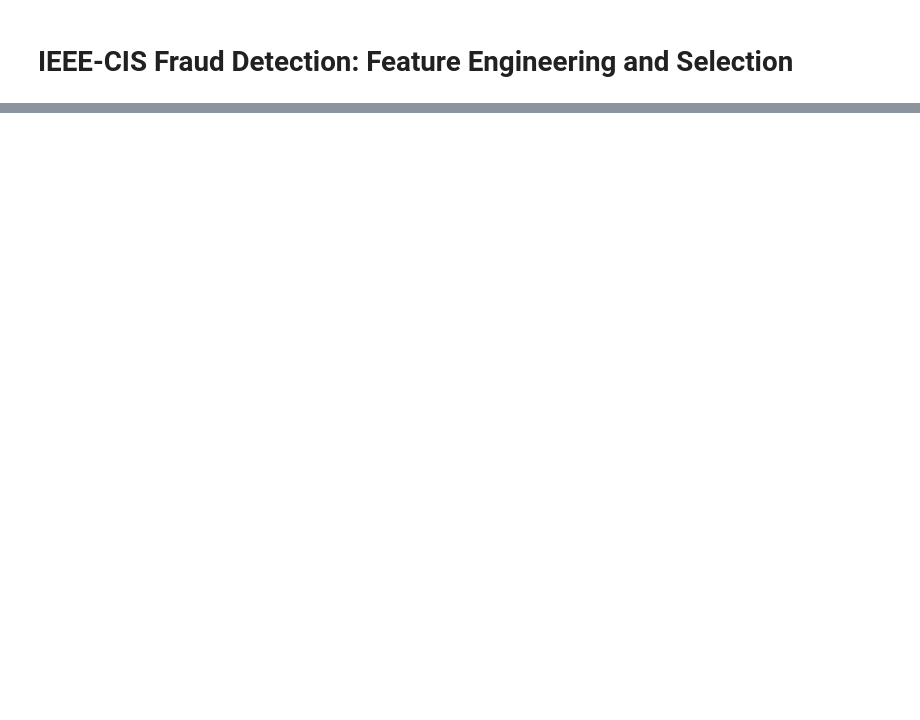
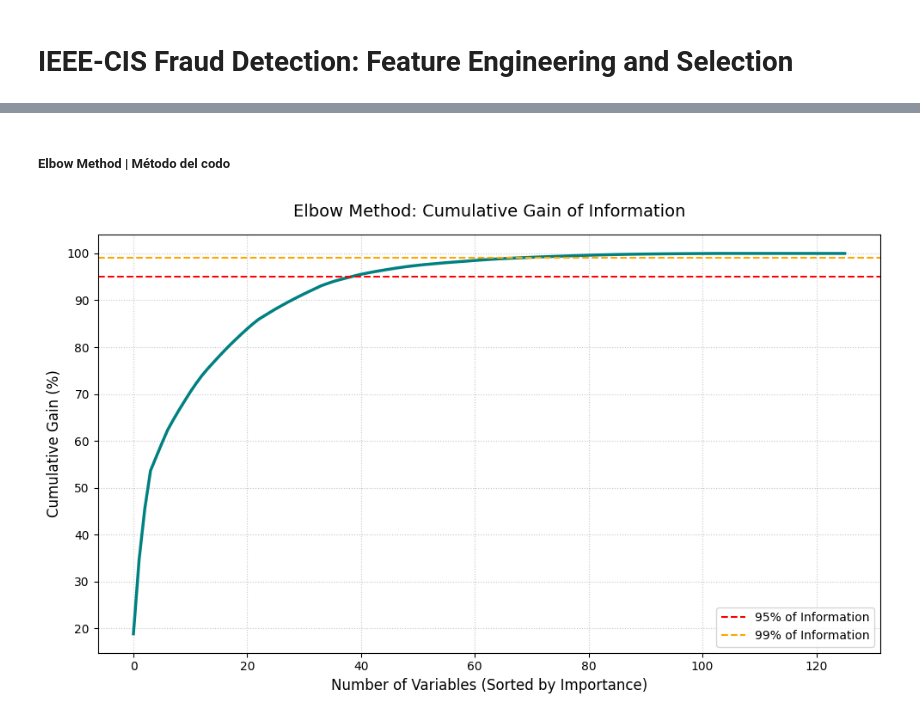
Before and after one commit to Rmendivil94/retail-fraud-detection, a Jupyter notebook: notebooks/02_Feature_Engineering_and_Selection.ipynb, the cells around one changed output, grey strips where cells are left out. Drawn from its saved outputs; the diff is of its cells as text; code cells hidden in the pictures; blank space fills up the shorter version.

Commit message:
Final train dataset obtained

```diff
--- a/notebooks/02_Feature_Engineering_and_Selection.ipynb
+++ b/notebooks/02_Feature_Engineering_and_Selection.ipynb
@@ -22,0 +70,13 @@ Intake completed. Dataset form: (590540, 229)
+# %%
+from sklearn.preprocessing import LabelEncoder
+
+# 1. Identify categorical text variables (type: object) | Identificar las variables categóricas de texto (tipo : object)
+categorical_cols = train.select_dtypes(include = ['object', 'category']).columns.tolist()
+print(f"There are {len(categorical_cols)} categorical variables")
+
+# 2. Separate by cardinality (threshold: 15 unique values) | Separar por cardinalidad (Umbral: 15 categorías únicas)
+low_cardinality = [col for col in categorical_cols if train[col].nunique() <= 15]
+high_cardinality = [col for col in categorical_cols if train[col].nunique() > 15]
+
+print(f"Low cardinality (to Label Encoding): {len(low_cardinality)}")
+print(f"High cardinality (to Smoothed Target Encoding): {len(high_cardinality)}")
@@ -22,0 +208,26 @@ Intake completed. Dataset form: (590540, 229)
+# %% [markdown]
+##### **Elbow Method | Método del codo**
+# %%
+# 1. Gain percentage of each variable | Porcentaje de ganancia de cada variable
+feature_imp['Gain_Percentage'] = 100 * (feature_imp['Value'] / feature_imp['Value'].sum())
+
+# 2. Cumulative_Gain | Ganancia acumulada
+feature_imp['Cumulative_Gain'] = feature_imp['Gain_Percentage'].cumsum()
+
+# 3. Elbow Method | Método del Codo
+plt.figure(figsize = (10 , 6))
+sns.lineplot(x = feature_imp.index, y = feature_imp['Cumulative_Gain'], color = 'teal', linewidth = 2.5)
+
+# Reference lines at 95% and 99% | Líneas de referencia en 95% y 99%
+plt.axhline(y = 95, color = 'red', linestyle = '--', label = '95% of Information')
+plt.axhline(y = 99, color = 'orange', linestyle = '--', label = '99% of Information')
+
+plt.title('Elbow Method: Cumulative Gain of Information', fontsize = 14, pad = 15)
+plt.xlabel('Number of Variables (Sorted by Importance)', fontsize = 12)
+plt.ylabel('Cumulative Gain (%)', fontsize = 12)
+plt.legend()
+plt.grid(True, linestyle = ':', alpha = 0.7)
+plt.tight_layout()
+plt.show()
+# %% [output]
+[figure, added]
```
Also changed, not shown: parts of 16 cells of this notebook.
